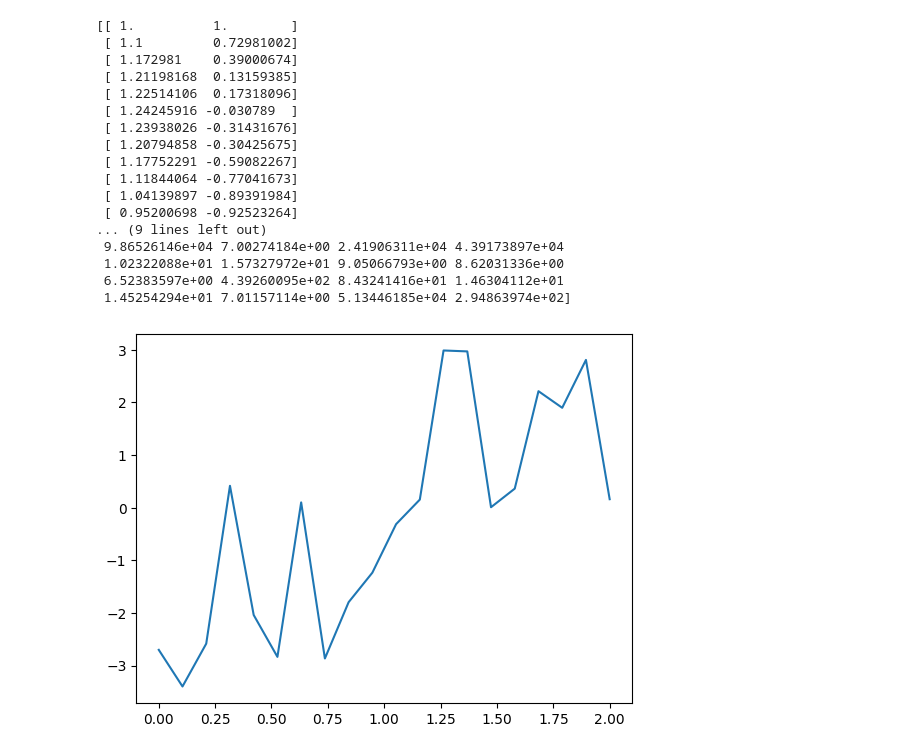
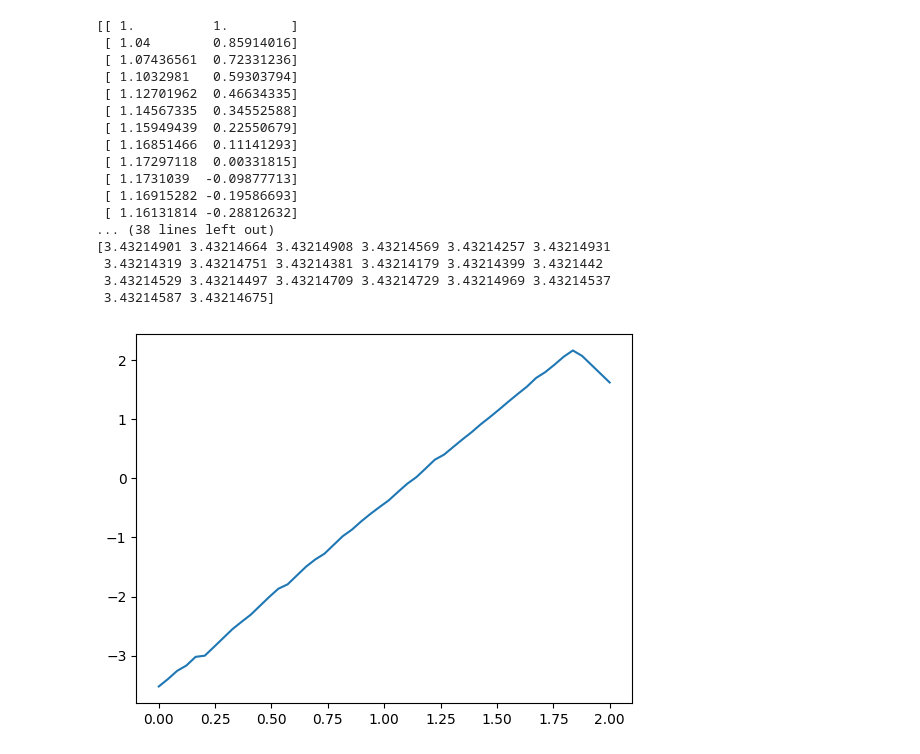
Before and after one commit to tejas-srikanth/Optimization_Experiments, a Jupyter notebook: swarm_particle.ipynb, the cells around one changed output. Saved outputs shown, nothing was run; the diff lists cells and outputs as text; code cells hidden in the pictures.

```diff
--- a/swarm_particle.ipynb
+++ b/swarm_particle.ipynb
@@ -104,14 +104,15 @@ def state_equations(u, x0, dt):
     return X
 
 def cost_function(u, x0, dt):
-    c1 = 1000000
-    c2 = 1000000
+    c1 = 50
+    c2 = 50
     X = state_equations(u, x0, dt)
     x1_coeff = c1 * (X[-1, 0] - 0)**2
     x2_coeff = c2 * (X[-1, 1] - 0)**2
     integral = 0.5 * np.sum(u**2) * dt
     return x1_coeff + x2_coeff + integral
-t = np.linspace(0.0, 2.0, 10000, dtype=np.float64)
+t = np.linspace(0.0, 2.0, 20, dtype=np.float64)
 u = 3 * t - 3.5
+print(u)
 print(cost_function(u, [0, 0], t[1] - t[0]))
 # %% [output]
@@ -124,12 +129,17 @@ def LocalBestSwarm(N, n, MINNF, vmax, C1min, C1max, C2min, C2max, C3min, C3max,
     BEST = np.zeros(N)
     fitness = np.zeros(N)
     V = np.zeros((N, n))
+    # t = np.linspace(0.0, 2.0, 100, dtype=np.float64)
     for i in range(N):
         for d in range(n):
             X[i, d] = Xmin + np.random.rand() * (Xmax - Xmin)
             V[i, d] = -Vmax + np.random.rand() * (2 * Vmax)
+        # if (i % 1 == 0):
+        #     X[i] = 3 * t - 3.5
+        #     print(X[i])
+        #     print(fitness[i])
         P_best[i] = X[i]
-        fitness[i] = cost_function(X[i], x0, 2.0/n)
+        fitness[i] = cost_function(X[i], x0, t[1] - t[0])
         BEST[i] = fitness[i]
     i_0 = np.argmin(fitness)
     G_best = np.min(fitness)
@@ -197,7 +207,7 @@ def LocalBestSwarm(N, n, MINNF, vmax, C1min, C1max, C2min, C2max, C3min, C3max,
 
     return G_best, P_gbest, BEST
 # %%
-best, best_u, best = LocalBestSwarm(N=20, n=20, MINNF=100, vmax=5, C1min=0.5, C1max=2, C2min=1, C2max=1.5, C3min=0.5, C3max=1.5, Wmin=0.2, Wmax=0.5, Xmin=-4, Xmax=3, Vmax=5, T=1000, delta_s_max=3, cost_function=cost_function, x0=x0, dt=dt)
+best, best_u, best = LocalBestSwarm(N=20, n=50, MINNF=100, vmax=5, C1min=0.5, C1max=2, C2min=1, C2max=1.5, C3min=0.5, C3max=1.5, Wmin=0.2, Wmax=0.5, Xmin=-4, Xmax=3, Vmax=5, T=500, delta_s_max=0.15, cost_function=cost_function, x0=x0, dt=dt)
 # %%
 print(best)
 # %% [output]
@@ -216,26 +230,26 @@ print(best_u)
 # %%
 
-plt.plot(np.linspace(0, 2, 20), best_u)
-print(state_equations(best_u, x0, 2.0/20))
+plt.plot(np.linspace(0, 2, 50), best_u)
+print(state_equations(best_u, x0, 2.0/50))
 print(best)
 # %% [output]
 [[ 1.          1.        ]
- [ 1.1         0.72981002]
- [ 1.172981    0.39000674]
- [ 1.21198168  0.13159385]
- [ 1.22514106  0.17318096]
- [ 1.24245916 -0.030789  ]
- [ 1.23938026 -0.31431676]
- [ 1.20794858 -0.30425675]
- [ 1.17752291 -0.59082267]
- [ 1.11844064 -0.77041673]
- [ 1.04139897 -0.89391984]
- [ 0.95200698 -0.92523264]
-... (9 lines left out)
- 9.86526146e+04 7.00274184e+00 2.41906311e+04 4.39173897e+04
- 1.02322088e+01 1.57327972e+01 9.05066793e+00 8.62031336e+00
- 6.52383597e+00 4.39260095e+02 8.43241416e+01 1.46304112e+01
- 1.45254294e+01 7.01157114e+00 5.13446185e+04 2.94863974e+02]
+ [ 1.04        0.85914016]
+ [ 1.07436561  0.72331236]
+ [ 1.1032981   0.59303794]
+ [ 1.12701962  0.46634335]
+ [ 1.14567335  0.34552588]
+ [ 1.15949439  0.22550679]
+ [ 1.16851466  0.11141293]
+ [ 1.17297118  0.00331815]
+ [ 1.1731039  -0.09877713]
+ [ 1.16915282 -0.19586693]
+ [ 1.16131814 -0.28812632]
+... (38 lines left out)
+[3.43214901 3.43214664 3.43214908 3.43214569 3.43214257 3.43214931
+ 3.43214319 3.43214751 3.43214381 3.43214179 3.43214399 3.4321442
+ 3.43214529 3.43214497 3.43214709 3.43214729 3.43214969 3.43214537
+ 3.43214587 3.43214675]
-[figure, old version]
+[figure, new version]
 # %%
 u = np.arange(0, 1)
```
Also changed, not shown: parts of 6 cells of this notebook.
